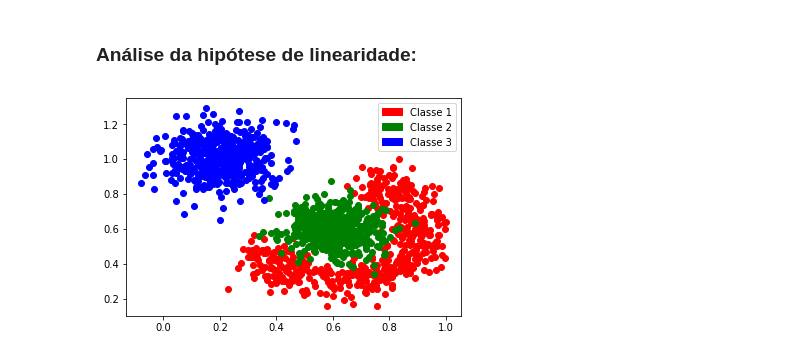
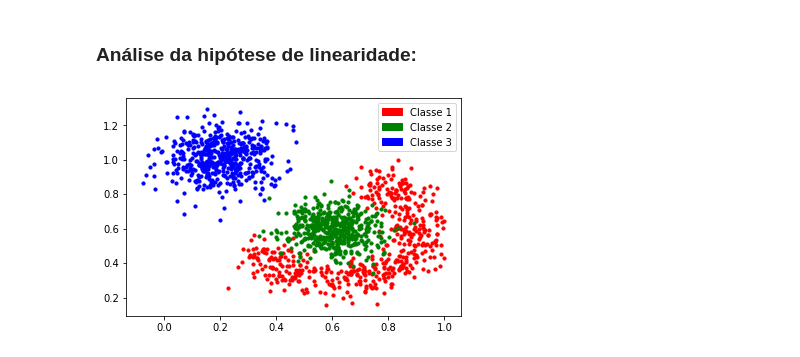
Before and after one commit to DaviBrg/machine_learning-ckp8277, a Jupyter notebook: exercise_4/exercise_4_machine_learning.ipynb, the cells around one changed output. Saved outputs shown, nothing was run; the diff lists cells and outputs as text; code cells hidden in the pictures.

```diff
--- a/exercise_4/exercise_4_machine_learning.ipynb
+++ b/exercise_4/exercise_4_machine_learning.ipynb
@@ -99,21 +99,21 @@ print confusion_matrix(T_test, predicted_qd)
 # %%
 import matplotlib.pyplot as plt
 import matplotlib.patches as mpatches
 
 X1, T1 = split_x_t(XT1)
 X2, T2 = split_x_t(XT2)
 X3, T3 = split_x_t(XT3)
 
-plt.plot(X1[:,0], X1[:,1], 'ro' )
-plt.plot(X2[:,0], X2[:,1], 'go' )
-plt.plot(X3[:,0], X3[:,1], 'bo' )
+plt.scatter(X1[:,0], X1[:,1], s=10, c='r')
+plt.scatter(X2[:,0], X2[:,1], s=10, c='g')
+plt.scatter(X3[:,0], X3[:,1], s=10, c='b')
 
 leg_1 = mpatches.Patch(color='red', label='Classe 1')
 leg_2 = mpatches.Patch(color='green', label='Classe 2')
 leg_3 = mpatches.Patch(color='blue', label='Classe 3')
 
 plt.legend(handles=[leg_1, leg_2, leg_3])
 plt.show()
 # %% [output]
-[figure, old version]
+[figure, new version]
 # %% [markdown]
```
Also changed, not shown: parts of 1 cell of this notebook.
